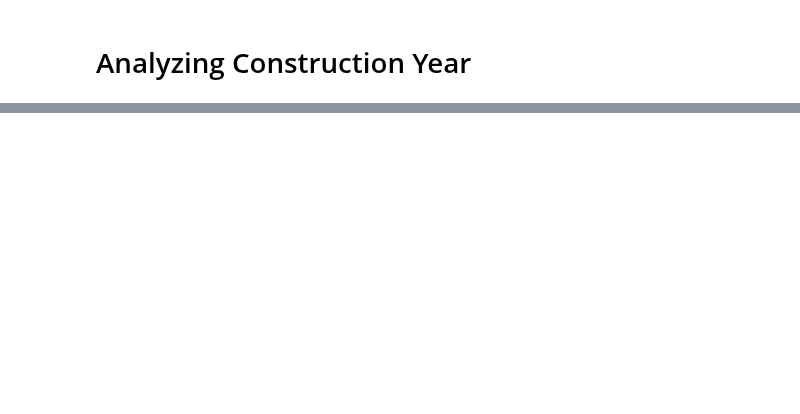
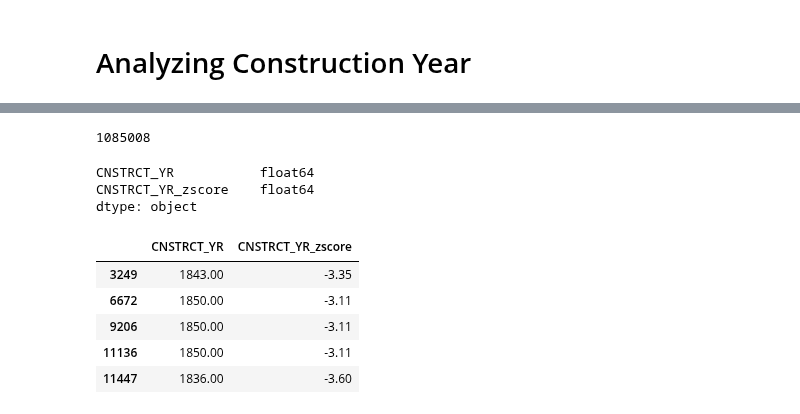
Before and after one commit to mebauer/data-analysis-using-python, a Jupyter notebook: 2-data-cleaning-wrangling/2-data-cleaning-wrangling.ipynb, the cells around one changed output, grey strips where cells are left out. Cells and saved outputs as stored; diff of their text form; code cells hidden in the pictures; blank space fills up the shorter version.

```diff
--- a/2-data-cleaning-wrangling/2-data-cleaning-wrangling.ipynb
+++ b/2-data-cleaning-wrangling/2-data-cleaning-wrangling.ipynb
@@ -693,0 +733,10 @@ building_footprints.shape
+# %%
+len(CNSTRCT_YR_zscore)
+# %% [output]
+1085008
+# %%
+CNSTRCT_YR_zscore.dtypes
+# %% [output]
+CNSTRCT_YR           float64
+CNSTRCT_YR_zscore    float64
+dtype: object
@@ -693,0 +746,10 @@ building_footprints.shape
+# %%
+# previewing first five rows
+outside_zscore.head()
+# %% [output]
+|  | CNSTRCT_YR | CNSTRCT_YR_zscore |
+| 3249 | 1843.00 | -3.35 |
+| 6672 | 1850.00 | -3.11 |
+| 9206 | 1850.00 | -3.11 |
+| 11136 | 1850.00 | -3.11 |
+| 11447 | 1836.00 | -3.60 |
```
Also changed, not shown: parts of 146 cells of this notebook.
